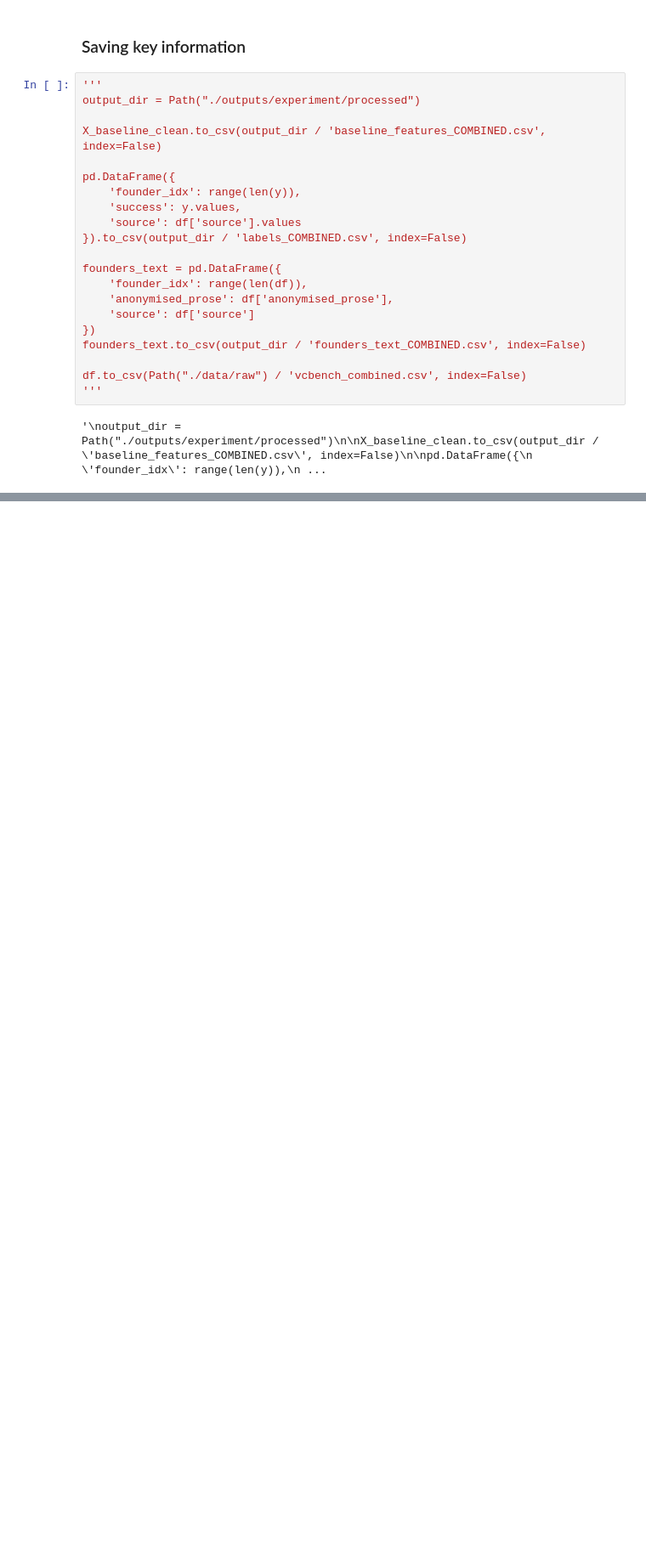
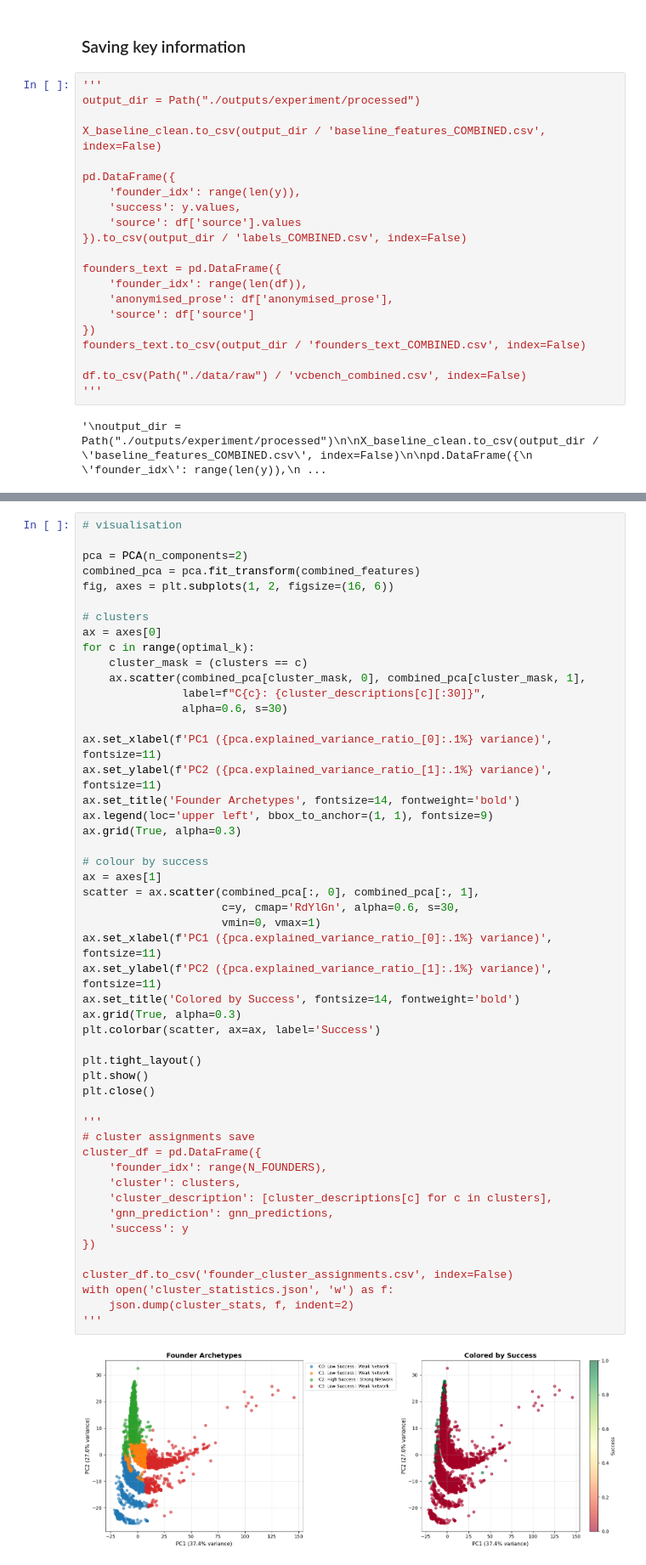
Before and after one commit to Vela-Research/Graph-Policy-Induction, a Jupyter notebook: walkthrough.ipynb, the cells around one changed output, grey strips where cells are left out. Shown: that part at 85% size. Drawn from its saved outputs; the diff is of its cells as text; blank space fills up the shorter version.

```diff
--- a/walkthrough.ipynb
+++ b/walkthrough.ipynb
@@ -684,0 +1797,52 @@ In this section we are building the heterogenous graph structure.
+# %%
+# visualisation
+
+pca = PCA(n_components=2)
+combined_pca = pca.fit_transform(combined_features)
+fig, axes = plt.subplots(1, 2, figsize=(16, 6))
+
+# clusters
+ax = axes[0]
+for c in range(optimal_k):
+    cluster_mask = (clusters == c)
+    ax.scatter(combined_pca[cluster_mask, 0], combined_pca[cluster_mask, 1],
+               label=f"C{c}: {cluster_descriptions[c][:30]}",
+               alpha=0.6, s=30)
+
+ax.set_xlabel(f'PC1 ({pca.explained_variance_ratio_[0]:.1%} variance)', fontsize=11)
+ax.set_ylabel(f'PC2 ({pca.explained_variance_ratio_[1]:.1%} variance)', fontsize=11)
+ax.set_title('Founder Archetypes', fontsize=14, fontweight='bold')
+ax.legend(loc='upper left', bbox_to_anchor=(1, 1), fontsize=9)
+ax.grid(True, alpha=0.3)
+
+# colour by success
+ax = axes[1]
+scatter = ax.scatter(combined_pca[:, 0], combined_pca[:, 1],
+                     c=y, cmap='RdYlGn', alpha=0.6, s=30,
+                     vmin=0, vmax=1)
+ax.set_xlabel(f'PC1 ({pca.explained_variance_ratio_[0]:.1%} variance)', fontsize=11)
+ax.set_ylabel(f'PC2 ({pca.explained_variance_ratio_[1]:.1%} variance)', fontsize=11)
+ax.set_title('Colored by Success', fontsize=14, fontweight='bold')
+ax.grid(True, alpha=0.3)
+plt.colorbar(scatter, ax=ax, label='Success')
+
+plt.tight_layout()
+plt.show()
+plt.close()
+
+'''
+# cluster assignments save
+cluster_df = pd.DataFrame({
+    'founder_idx': range(N_FOUNDERS),
+    'cluster': clusters,
+    'cluster_description': [cluster_descriptions[c] for c in clusters],
+    'gnn_prediction': gnn_predictions,
+    'success': y
+})
+
+cluster_df.to_csv('founder_cluster_assignments.csv', index=False)
+with open('cluster_statistics.json', 'w') as f:
+    json.dump(cluster_stats, f, indent=2)
+'''
+# %% [output]
+[figure, added]
```
Also changed, not shown: parts of 55 cells of this notebook.
